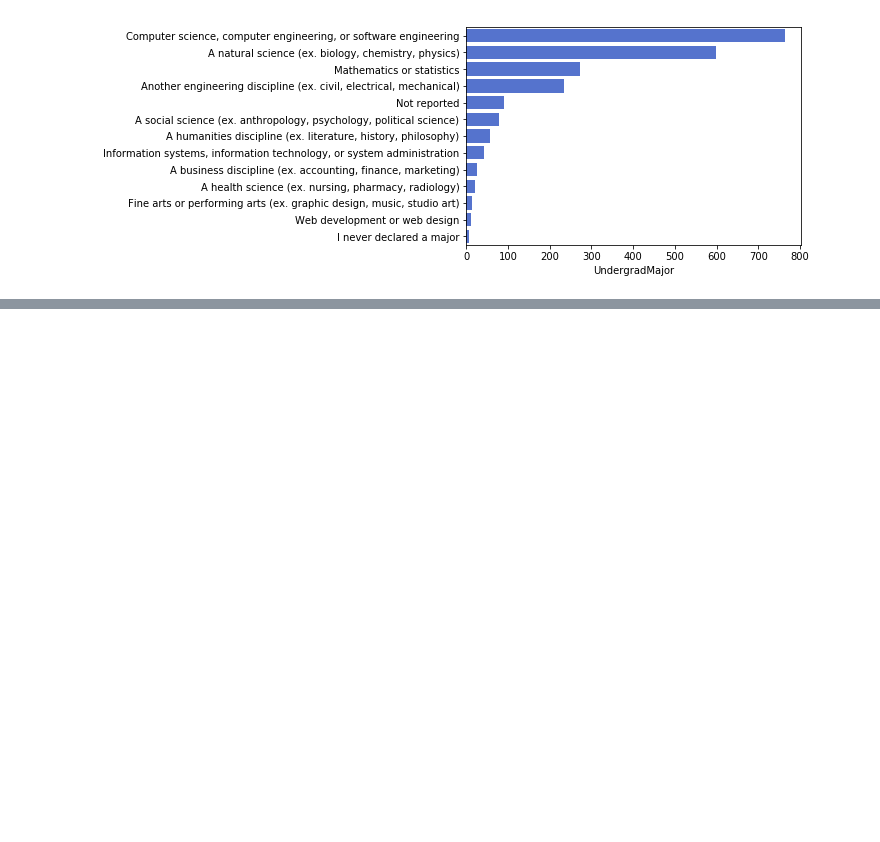
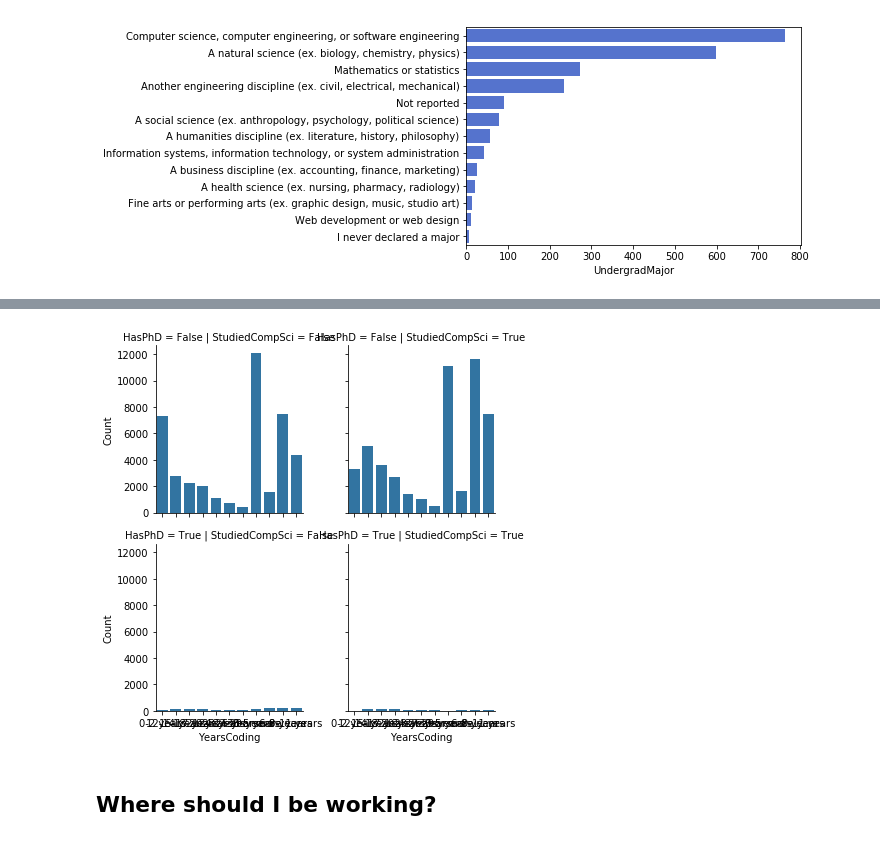
Before and after one commit to joshtice/stackoverflow2018, a Jupyter notebook: joshtice_stackoverflow_2018.ipynb, the cells around one changed output, grey strips where cells are left out. Cells and saved outputs as stored; diff of their text form; code cells hidden in the pictures; blank space fills up the shorter version.

```diff
--- a/joshtice_stackoverflow_2018.ipynb
+++ b/joshtice_stackoverflow_2018.ipynb
@@ -200,0 +148,18 @@ is 0.01.
+# %%
+is_phd = df.FormalEducation.fillna('Not reported').str.contains('Other doctoral degree')
+is_compsci = df.UndergradMajor.fillna('Not reported').str.contains('Computer science')
+total_n = len(df)
+num_phd = sum(is_phd)
+num_not_compsci = sum(~is_compsci)
+num_like_me = len(df[is_phd & ~is_compsci])
+fraction_phd = num_phd / total_n
+fraction_not_compsci = num_not_compsci / total_n
+fraction_like_me = num_like_me / total_n
+
+print(f"Total respondents: {total_n}\n")
+print(f"Number of respondents without computer science undergrad degree: {num_not_compsci}")
+print(f"Number of respondents with PhD: {num_phd}")
+print(f"Number of respondents without compsci degree, but with PhD: {num_like_me}\n")
+print(f"Fraction of respondents without computer science undergrad degree: {fraction_not_compsci:.2f}")
+print(f"Fraction of respondents with PhD: {fraction_phd:.2f}")
+print(f"Fraction of respondents with both conditions: {fraction_like_me:.2f}")
@@ -200,0 +257,7 @@ is 0.01.
+# %%
+coding_df = pd.concat([df.YearsCoding.fillna('Not reported'), is_compsci, is_phd], axis=1)
+coding_df.columns = ['YearsCoding', 'StudiedCompSci', 'HasPhD']
+coding_df = coding_df.groupby(['StudiedCompSci', 'HasPhD', 'YearsCoding']).agg({'YearsCoding': 'count'})
+coding_df.columns = ['Count']
+coding_df = coding_df.reset_index()
+coding_df
@@ -200,0 +282,7 @@ is 0.01.
+# %%
+g = sns.FacetGrid(data=coding_df, row='HasPhD', col='StudiedCompSci')
+g = g.map(sns.barplot, 'YearsCoding', 'Count')
+# %% [output]
+[figure, added]
+# %% [markdown]
+## Where should I be working?
```
Also changed, not shown: parts of 18 cells of this notebook, 1 other file.
